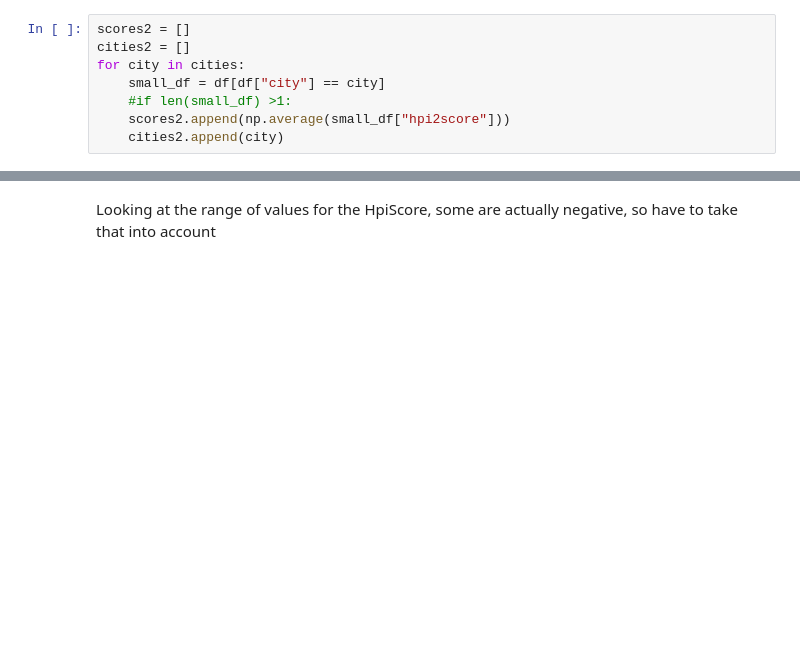
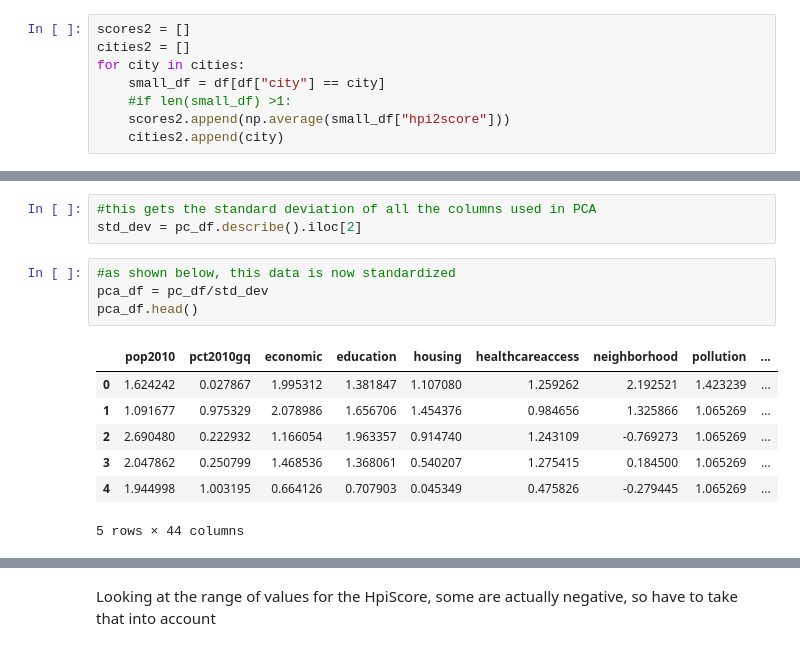
Before and after one commit to Jesse-mk/COGS108_Repo, a Jupyter notebook: SD_hpiscore_map.ipynb, the cells around one changed output, grey strips where cells are left out. Cells and saved outputs as stored; diff of their text form; blank space fills up the shorter version.

```diff
--- a/SD_hpiscore_map.ipynb
+++ b/SD_hpiscore_map.ipynb
@@ -156,3 +159,18 @@ pc_df.head()
+# %%
+#this gets the standard deviation of all the columns used in PCA
+std_dev = pc_df.describe().iloc[2]
+# %%
+#as shown below, this data is now standardized
+pca_df = pc_df/std_dev
+pca_df.head()
+# %% [output]
+|  | pop2010 | pct2010gq | economic | education | housing | healthcareaccess | neighborhood | pollution | ... |
+| 0 | 1.624242 | 0.027867 | 1.995312 | 1.381847 | 1.107080 | 1.259262 | 2.192521 | 1.423239 | ... |
+| 1 | 1.091677 | 0.975329 | 2.078986 | 1.656706 | 1.454376 | 0.984656 | 1.325866 | 1.065269 | ... |
+| 2 | 2.690480 | 0.222932 | 1.166054 | 1.963357 | 0.914740 | 1.243109 | -0.769273 | 1.065269 | ... |
+| 3 | 2.047862 | 0.250799 | 1.468536 | 1.368061 | 0.540207 | 1.275415 | 0.184500 | 1.065269 | ... |
+| 4 | 1.944998 | 1.003195 | 0.664126 | 0.707903 | 0.045349 | 0.475826 | -0.279445 | 1.065269 | ... |
+5 rows × 44 columns
 # %%
 from sklearn.decomposition import PCA
 pca = PCA(n_components =2)
```
Also changed, not shown: parts of 40 cells of this notebook.
